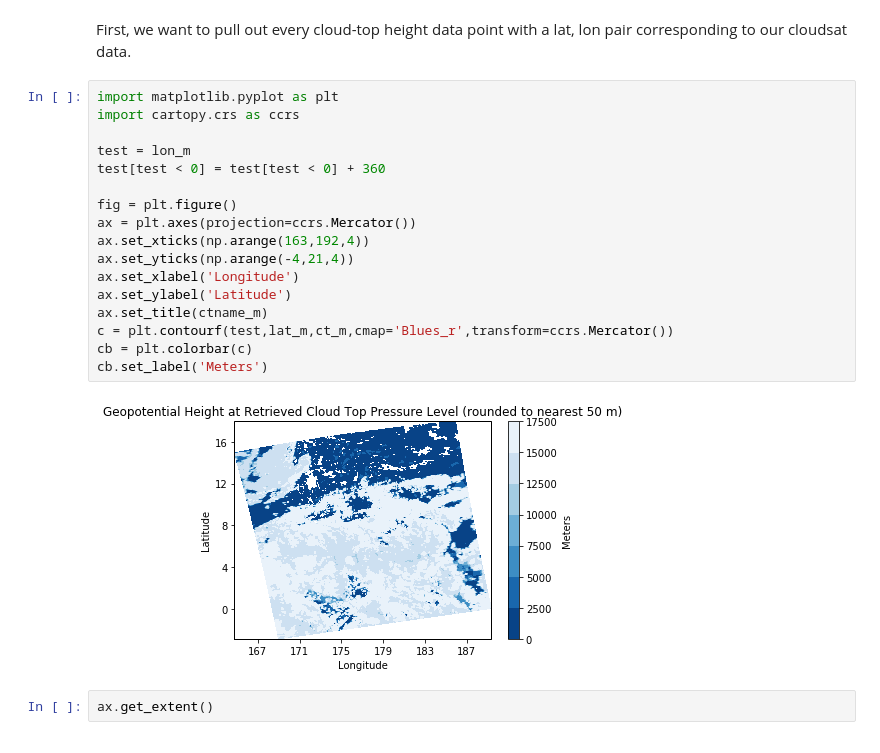
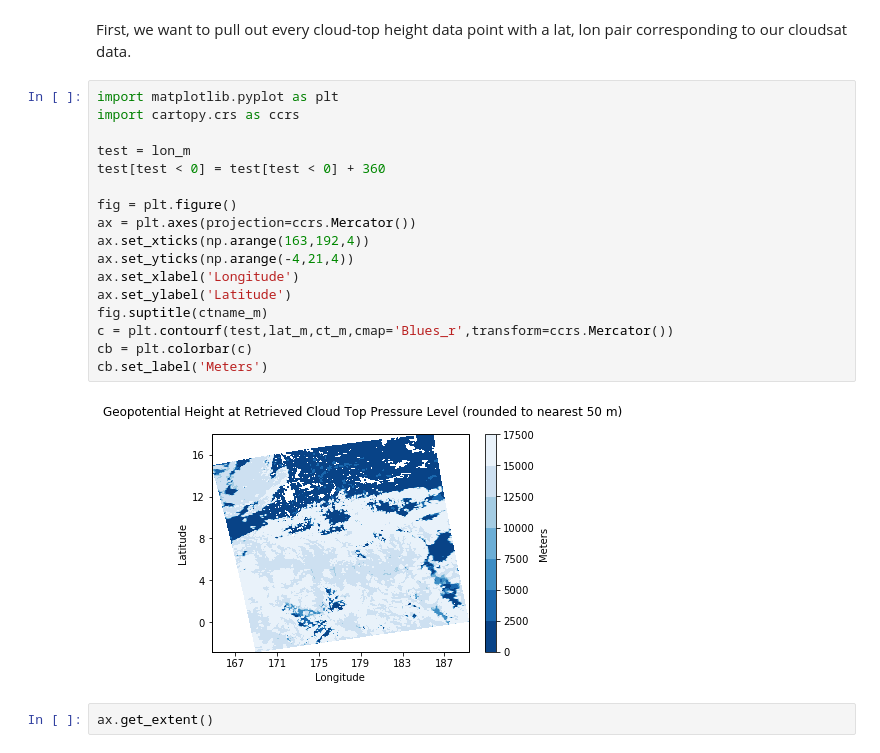
Before and after one commit to dcamron/radtran, a Jupyter notebook: radtran.ipynb, the cells around one changed output. Drawn from its saved outputs; the diff is of its cells as text.

```diff
--- a/radtran.ipynb
+++ b/radtran.ipynb
@@ -177,22 +177,22 @@ First, we want to pull out every cloud-top height data point with a lat, lon pai
 # %%
 import matplotlib.pyplot as plt
 import cartopy.crs as ccrs
 
 test = lon_m
 test[test < 0] = test[test < 0] + 360
 
 fig = plt.figure()
 ax = plt.axes(projection=ccrs.Mercator())
 ax.set_xticks(np.arange(163,192,4))
 ax.set_yticks(np.arange(-4,21,4))
 ax.set_xlabel('Longitude')
 ax.set_ylabel('Latitude')
-ax.set_title(ctname_m)
+fig.suptitle(ctname_m)
 c = plt.contourf(test,lat_m,ct_m,cmap='Blues_r',transform=ccrs.Mercator())
 cb = plt.colorbar(c)
 cb.set_label('Meters')
 # %% [output]
-[figure, old version]
+[figure, new version]
 # %%
 ax.get_extent()
 # %% [output]
```
Also changed, not shown: parts of 3 cells of this notebook, 1 other file.
